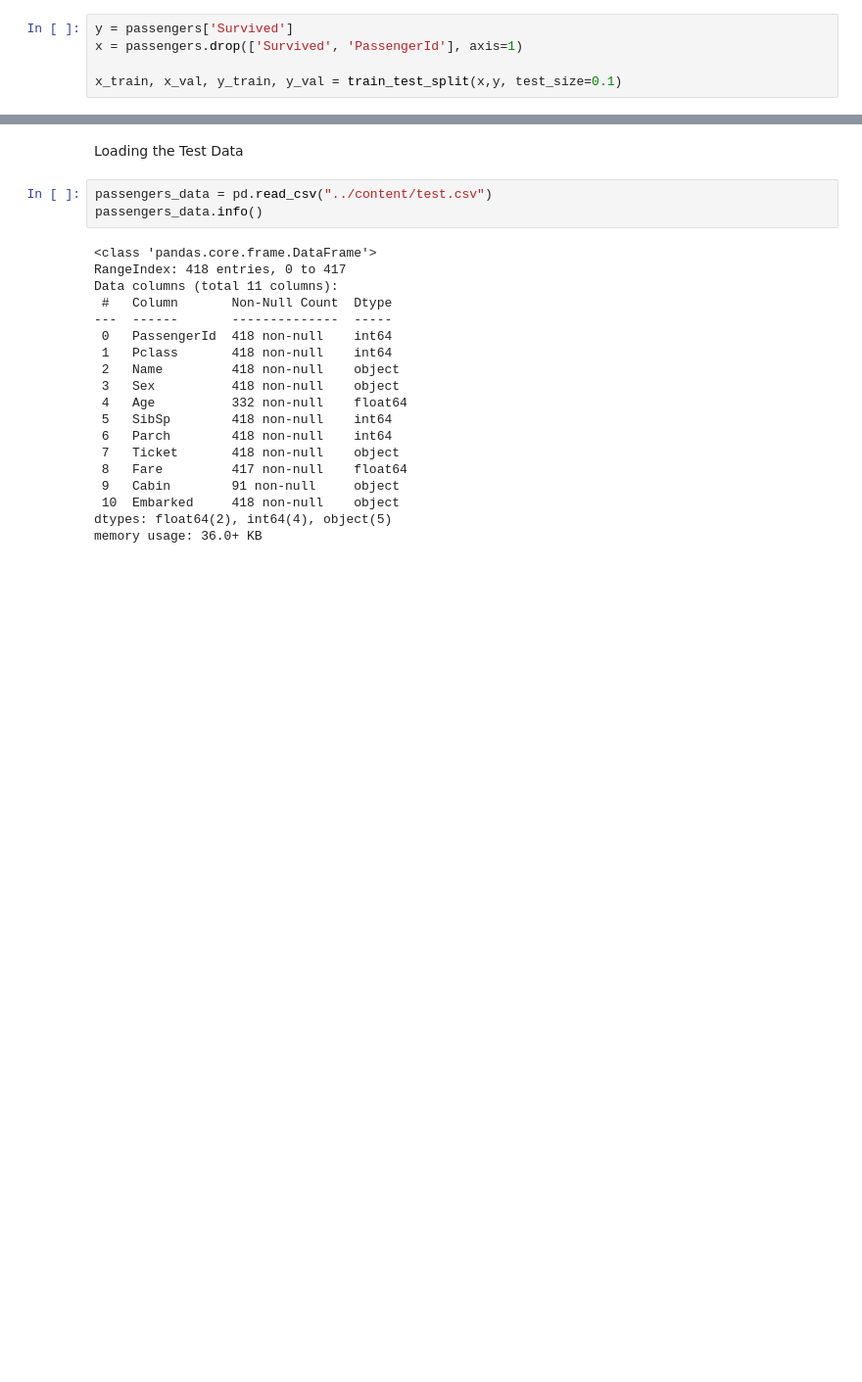
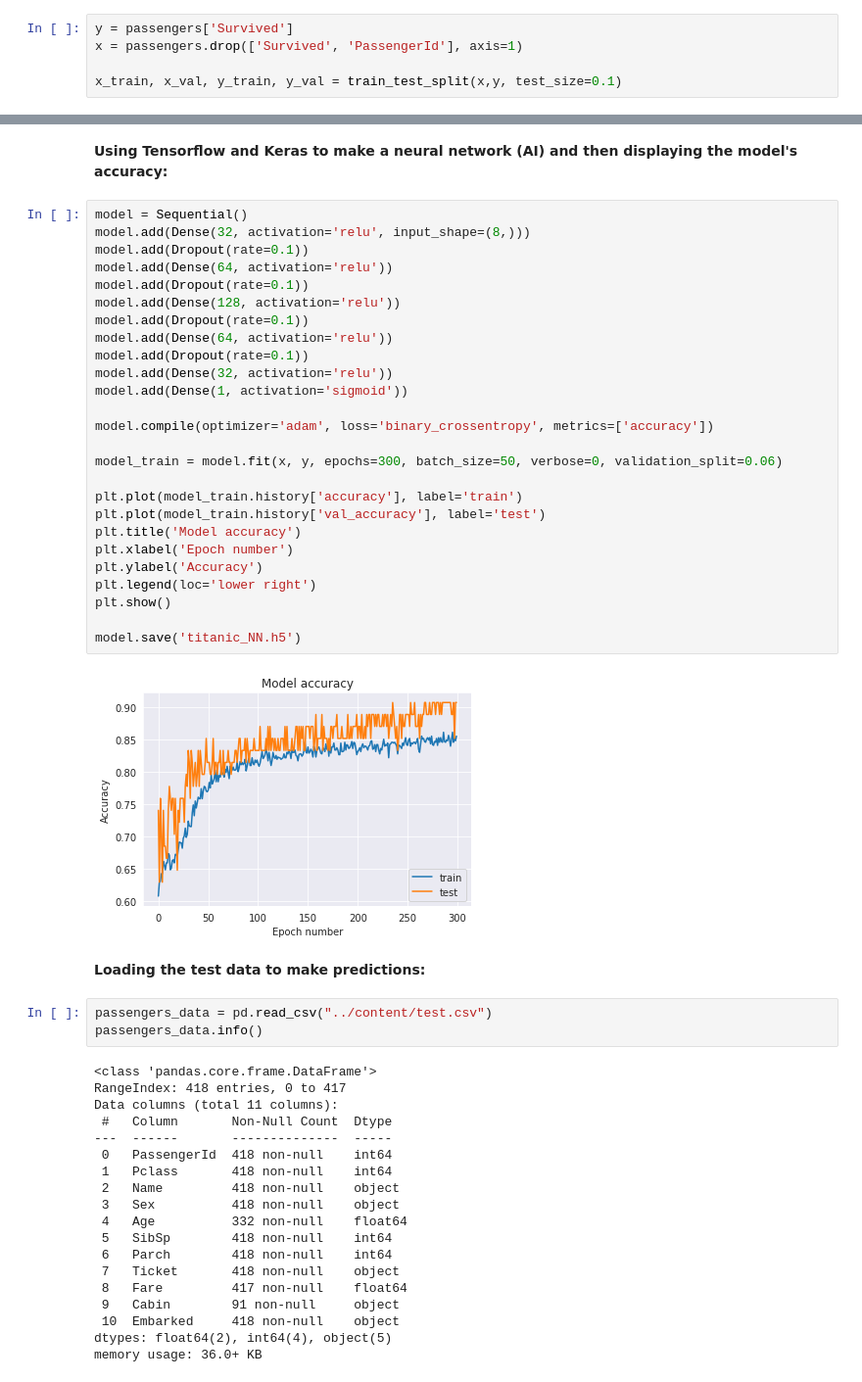
Before and after one commit to AndresAcostaEgea/Data_Science_Python_ML_AI, a Jupyter notebook: andres_acosta_egea.ipynb, the cells around one changed output, grey strips where cells are left out. Shown: that part at 98% size. Drawn from its saved outputs; the diff is of its cells as text; blank space fills up the shorter version.

```diff
--- a/andres_acosta_egea.ipynb
+++ b/andres_acosta_egea.ipynb
@@ -239,5 +259,35 @@ Accuracy of prediction: 74.44
-# %% [markdown]
-Loading the Test Data
+# %% [markdown]
+**Using Tensorflow and Keras to make a neural network (AI) and then displaying the model's accuracy:**
+# %%
+model = Sequential()
+model.add(Dense(32, activation='relu', input_shape=(8,)))
+model.add(Dropout(rate=0.1))
+model.add(Dense(64, activation='relu'))
+model.add(Dropout(rate=0.1))
+model.add(Dense(128, activation='relu'))
+model.add(Dropout(rate=0.1))
+model.add(Dense(64, activation='relu'))
+model.add(Dropout(rate=0.1))
+model.add(Dense(32, activation='relu'))
+model.add(Dense(1, activation='sigmoid'))
+
+model.compile(optimizer='adam', loss='binary_crossentropy', metrics=['accuracy'])
+
+model_train = model.fit(x, y, epochs=300, batch_size=50, verbose=0, validation_split=0.06)
+
+plt.plot(model_train.history['accuracy'], label='train')
+plt.plot(model_train.history['val_accuracy'], label='test')
+plt.title('Model accuracy')
+plt.xlabel('Epoch number')
+plt.ylabel('Accuracy')
+plt.legend(loc='lower right')
+plt.show()
+
+model.save('titanic_NN.h5')
+# %% [output]
+[figure, added]
+# %% [markdown]
+**Loading the test data to make predictions:**
 # %%
 passengers_data = pd.read_csv("../content/test.csv")
 passengers_data.info()
```
Also changed, not shown: parts of 17 cells of this notebook.
